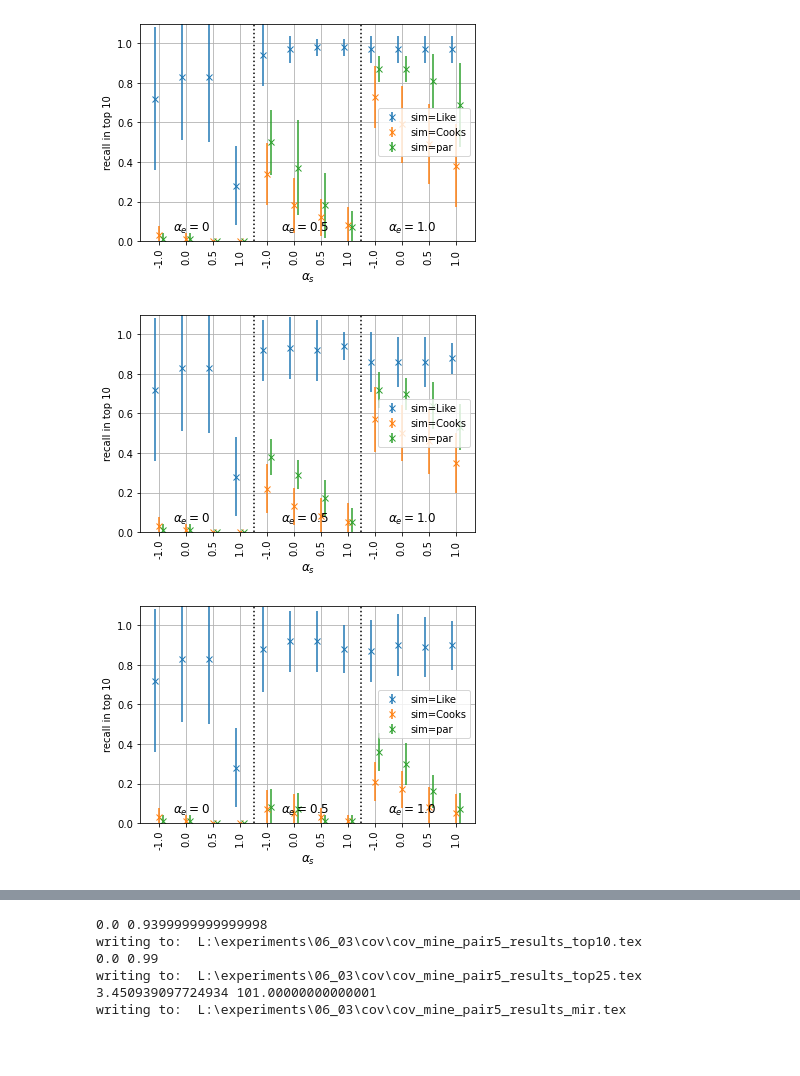
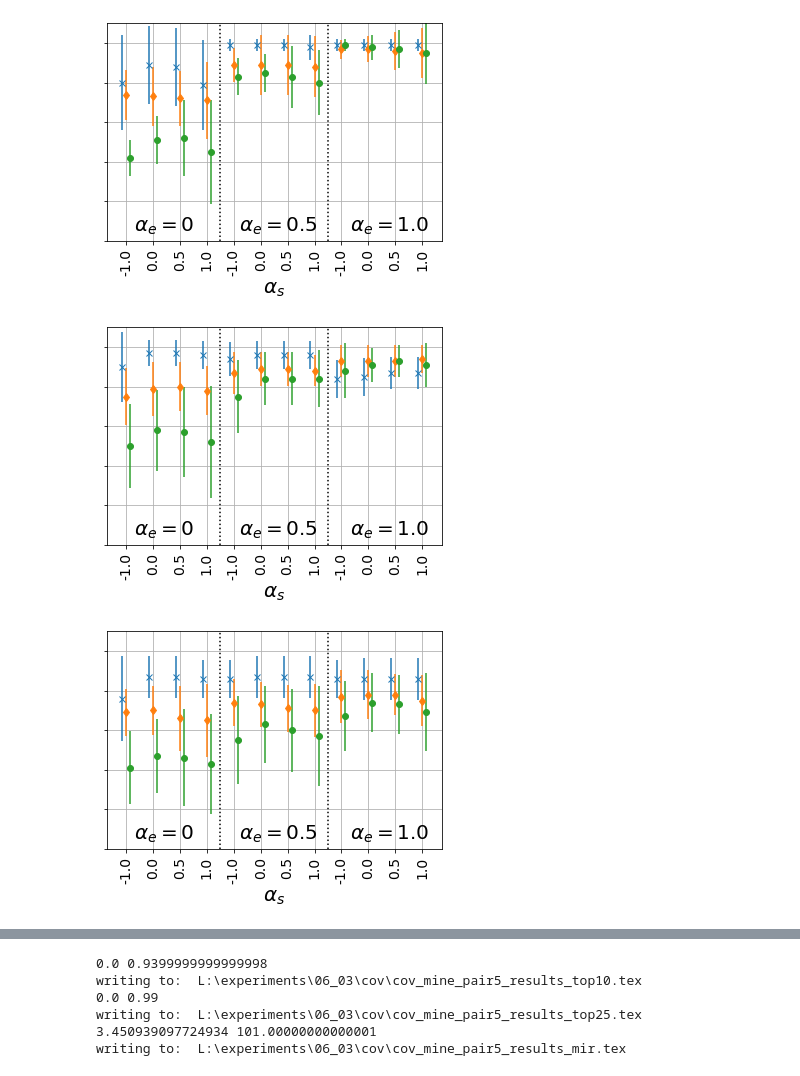
Before and after one commit to Feelx234/pyRDMM, a Jupyter notebook: scripts/export_eval_results.ipynb, the cells around one changed output, grey strips where cells are left out. Drawn from its saved outputs; the diff is of its cells as text; code cells hidden in the pictures; blank space fills up the shorter version.

```diff
--- a/scripts/export_eval_results.ipynb
+++ b/scripts/export_eval_results.ipynb
@@ -26,11 +27,11 @@ num_quality_pairs = 9
 model_class=Path('regression')
 #model_class=Path('transition')
 #model_class=Path('cov')
-#experiment_name="mine_pair_results"
-experiment_name="exhaustive_results"
+experiment_name="mine_pair_results"
+#experiment_name="exhaustive_results"
 
 total_experiments=num_dataframes * num_parameters * num_quality_pairs
-result_frames  = frame.evaluate_results(model_class,experiment_name, total_experiments, tqdm, allow_omit=False)
+result_frames  = frame.evaluate_results(model_class, experiment_name, total_experiments, tqdm, allow_omit=False)
 # %%
 abbreviations={'LikelihoodExceptionality_transition':'Like',
 'LikelihoodSimilarity':'Like',
@@ -83,43 +92,60 @@ display(s)
+# %%
+#experiment_name = "exhaustive_results"
+experiment_name = "mine_pair_results"
+read = True
+# %%
+p = folder/model_class/experiment_name/"aggregated_df_std.pkl"
+if read:
+    df_std = pd.read_pickle(p)
+# %%
+p = folder/model_class/experiment_name/"aggregated_df.pkl"
+if read:
+    df = pd.read_pickle(p)
 # %%
 import matplotlib.pyplot as plt
 show_reg=True
 
 ex_selection="Like"
 if show_reg:
     for ex_selection in ["Like", "Cooks", "par"]:
-        fig=plt.figure()
+        fig, axs = plt.subplots(1, 1)
         dx=0
         for sim_name, dx in zip(["Like","Cooks", "par"], 3*np.array([-0.05,0,0.05])):
             labels =[]
             values = []
             stds =[]
             for m, std in zip(df.xs(0.0, level="gamma").xs(ex_selection,level="ex", axis=1).itertuples(), df_std.xs(0.0, level="gamma").xs(ex_selection,level="ex", axis=1).itertuples()):
                 assert m.Index==std.Index
 
 
 
                 labels.append(tuple(m.Index))
                 values.append(getattr(m,sim_name))
                 stds.append(getattr(std,sim_name))
             x = np.arange(len(labels))
-            plt.errorbar(x+dx, values, yerr=stds, fmt="x", label="sim="+sim_name)
+            fmt = {"Like":"x", "Cooks":"d", "par":"o"}[sim_name]
+            plt.errorbar(x+dx, values, yerr=stds, fmt=fmt, label="sim="+sim_name)
 
         plt.ylim(0,1.1)
         xlabels=[l[1] for l in labels]
-        plt.xticks(x, xlabels, rotation='vertical')
+        plt.xticks(x, xlabels, rotation='vertical', fontsize=14)
         plt.axvline(3.5,color='k',linestyle=':')
         plt.axvline(7.5,color='k',linestyle=':')
-        plt.text(0.5,0.05, r"$\alpha_e=0$", fontsize=12)
-        plt.text(4.5,0.05, r"$\alpha_e=0.5$", fontsize=12)
-        plt.text(8.5,0.05, r"$\alpha_e=1.0$", fontsize=12)
-        plt.legend(loc=5)
+        plt.text(0.3,0.05, r"$\alpha_e=0$", fontsize=20)
+        plt.text(4.2,0.05, r"$\alpha_e=0.5$", fontsize=20)
+        plt.text(8.3,0.05, r"$\alpha_e=1.0$", fontsize=20)
+        #plt.legend(loc=5)
         plt.grid()
-        plt.ylabel("recall in top 10")
-        plt.xlabel(r"$\alpha_s$", fontsize=12)
+        if experiment_name ==  "exhaustive_results":
+            plt.ylabel("recall@10", fontsize=20)
+        else:
+            plt.gca().tick_params(labelleft=False)
+        plt.xlabel(r"$\alpha_s$", fontsize=20)
 
-        plt.savefig("L:/experiments"/Path('matplotlib_images')/f'synthetic-reg-top10-{experiment_name}-ex-{ex_selection}.png',bbox='tight',bbox_inches = 'tight')
+        plt.savefig(pre_folder/Path('matplotlib_images')/f'synthetic-reg-top10-{experiment_name}-ex-{ex_selection}.pdf',bbox_inches = 'tight')
+        plt.savefig(pre_folder/Path('matplotlib_images')/f'synthetic-reg-top10-{experiment_name}-ex-{ex_selection}.png',bbox_inches = 'tight')
         plt.show()
 # %% [output]
-[figure, old version]
+[figure, new version]
-[figure, old version]
+[figure, new version]
-[figure, old version]
+[figure, new version]
```
Also changed, not shown: parts of 5 cells of this notebook, 9 other files.
